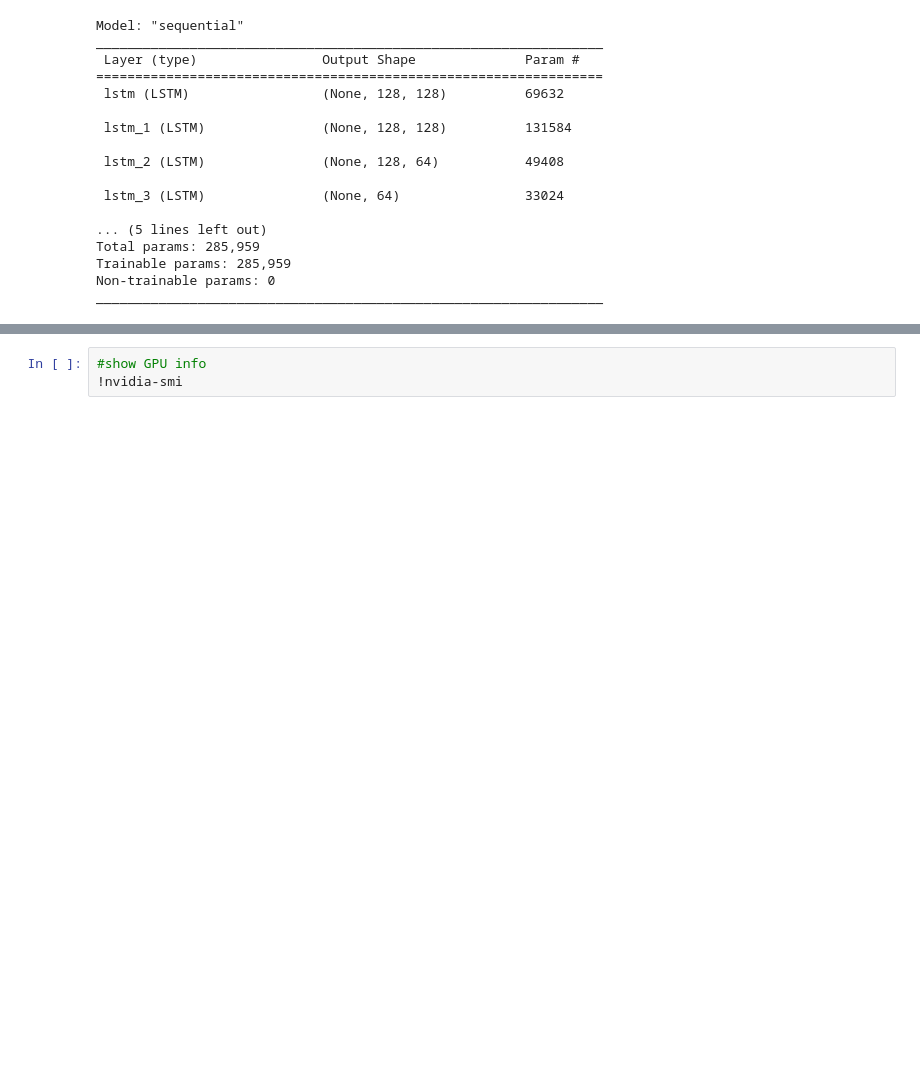
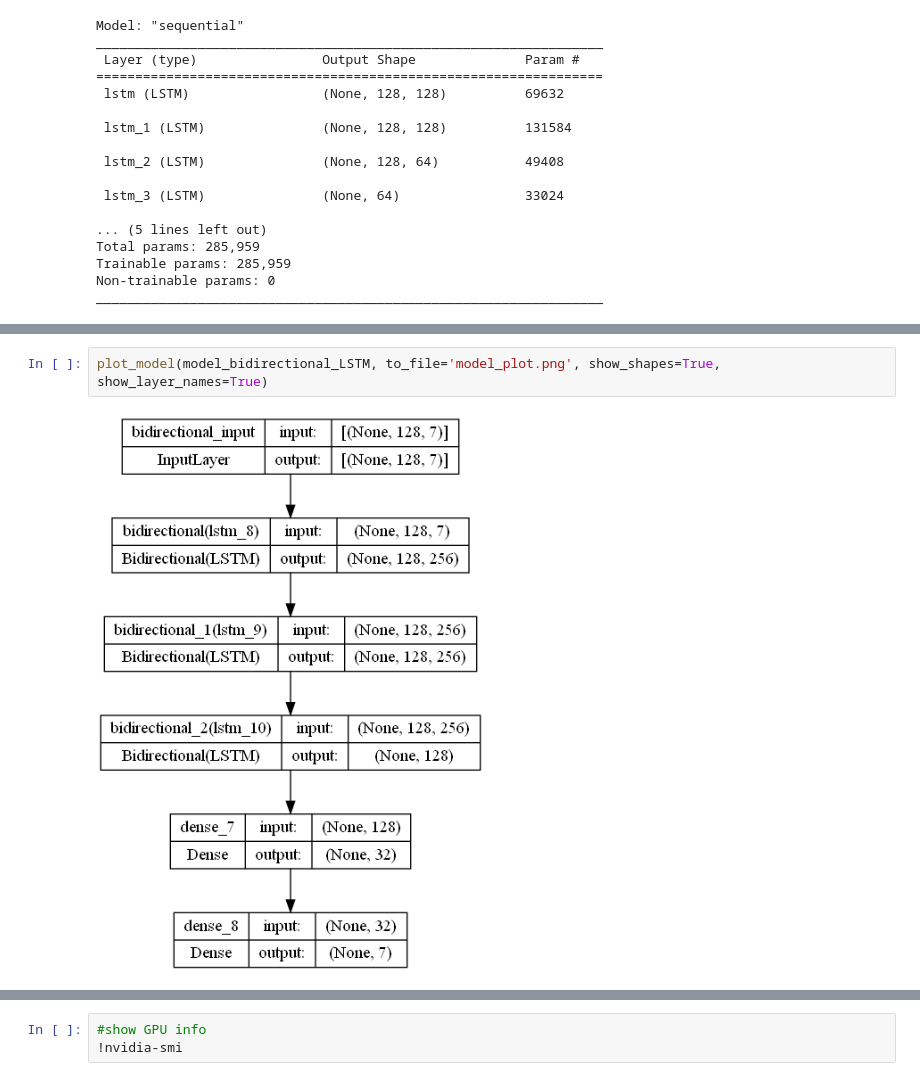
Before and after one commit to Enzo-hmdy/Secu_IOT_UQAC2, a Jupyter notebook: modell.ipynb, the cells around one changed output, grey strips where cells are left out. Saved outputs shown, nothing was run; the diff lists cells and outputs as text; blank space fills up the shorter version.

```diff
--- a/modell.ipynb
+++ b/modell.ipynb
@@ -285,0 +310,4 @@ plot_model(model_single_LSTM, to_file='model_plot.png', show_shapes=True, show_l
+# %%
+plot_model(model_bidirectional_LSTM, to_file='model_plot.png', show_shapes=True, show_layer_names=True)
+# %% [output]
+[figure, added]
```
Also changed, not shown: parts of 16 cells of this notebook, 7 other files.
